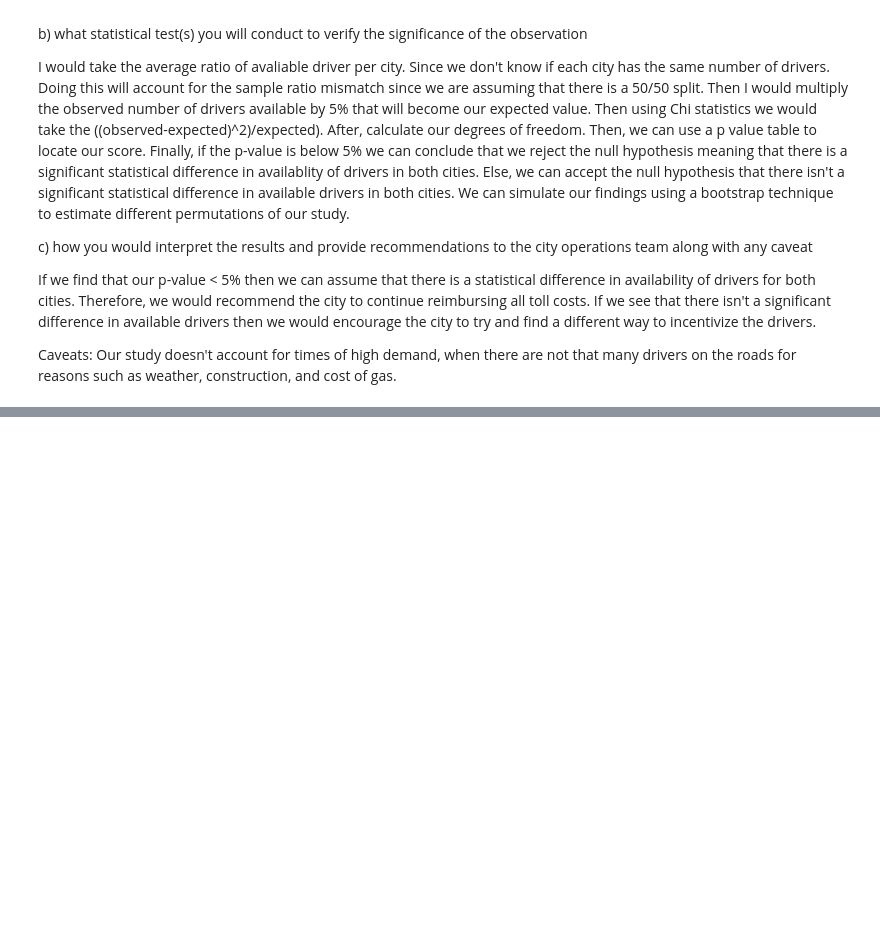
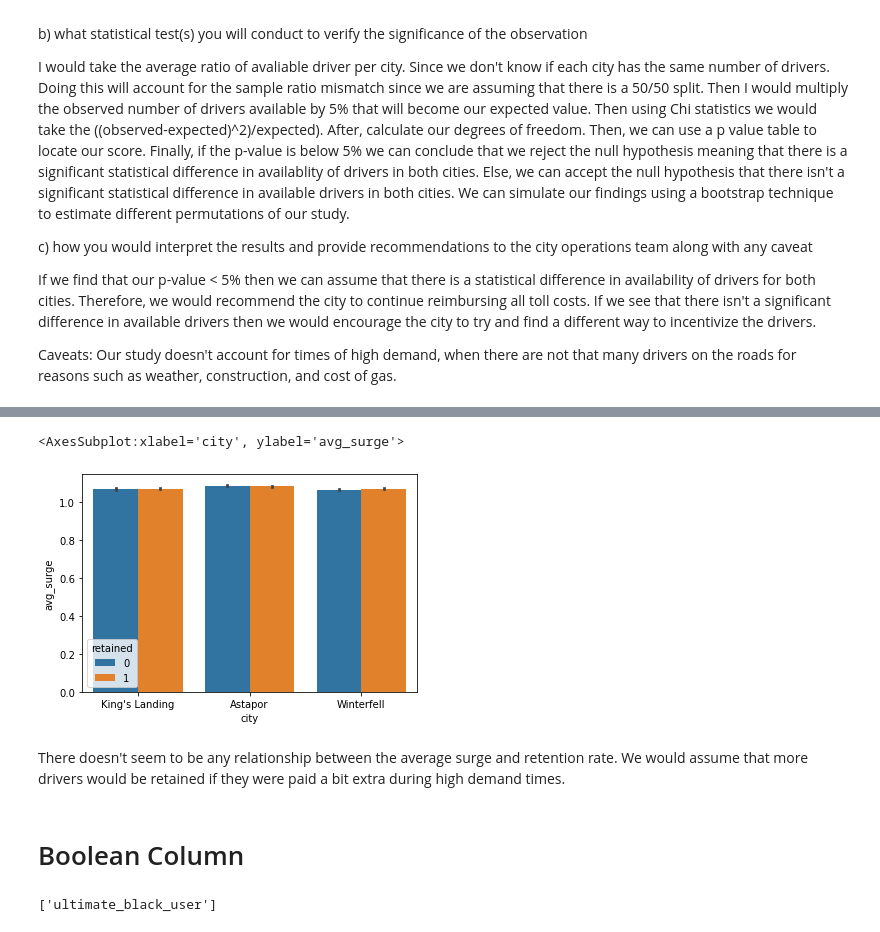
Before and after one commit to lruizarce/dsc_v5, a Jupyter notebook: Unit 27 - Effective Interview/dataAnalysisInterviewChallenge.ipynb, the cells around one changed output, grey strips where cells are left out. Saved outputs shown, nothing was run; the diff lists cells and outputs as text; code cells hidden in the pictures; blank space fills up the shorter version.

```diff
--- a/Unit 27 - Effective Interview/dataAnalysisInterviewChallenge.ipynb
+++ b/Unit 27 - Effective Interview/dataAnalysisInterviewChallenge.ipynb
@@ -161,0 +369,14 @@ Our study doesn't account for times of high demand, when there are not that many
+# %%
+sns.barplot(data=df, x='city', y='avg_surge', hue='retained')
+# %% [output]
+<AxesSubplot:xlabel='city', ylabel='avg_surge'>
+[figure, added]
+# %% [markdown]
+There doesn't seem to be any relationship between the average surge and retention rate. We would assume that more drivers would be retained if they were paid a bit extra during high demand times.
+# %% [markdown]
+# Boolean Column
+# %%
+bool_df = df.select_dtypes('bool').columns.tolist()
+bool_df
+# %% [output]
+['ultimate_black_user']
```
Also changed, not shown: parts of 76 cells of this notebook.
